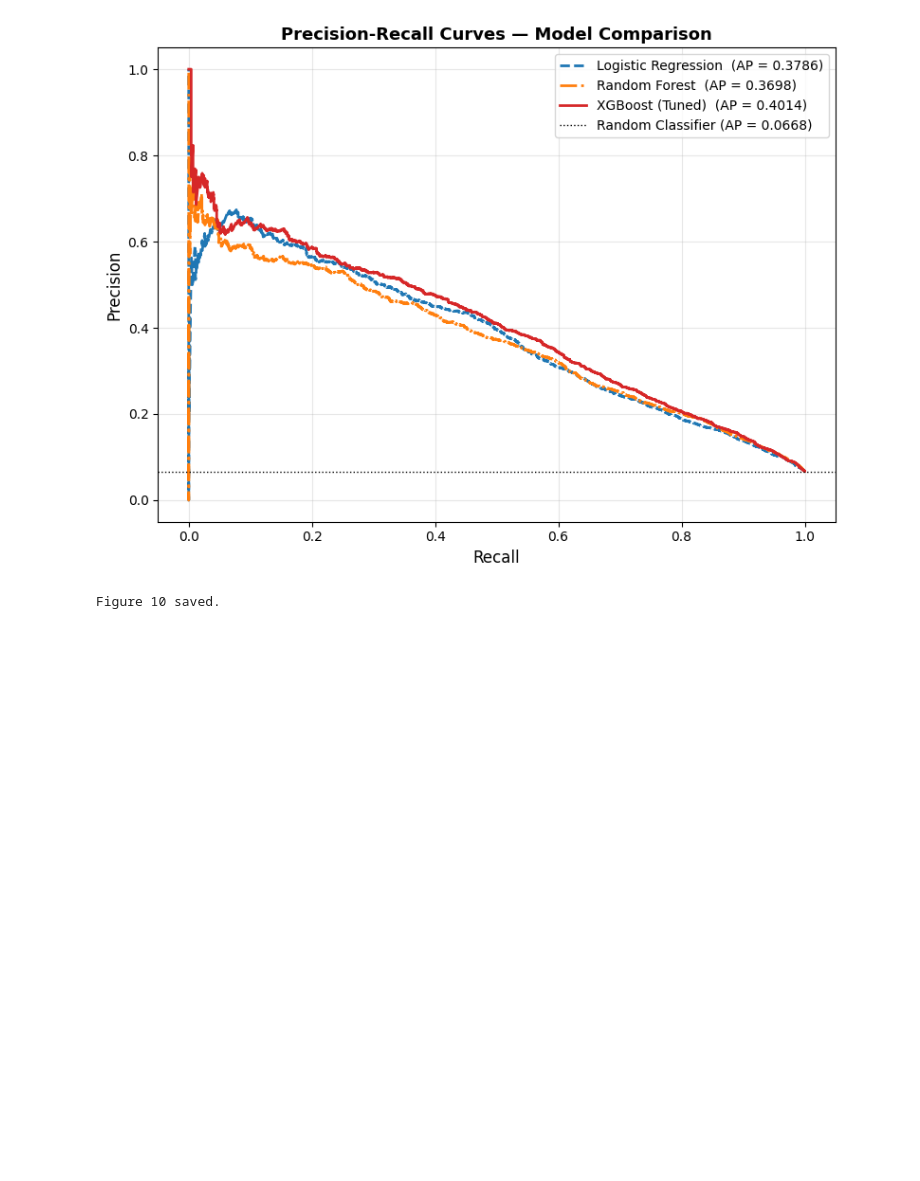
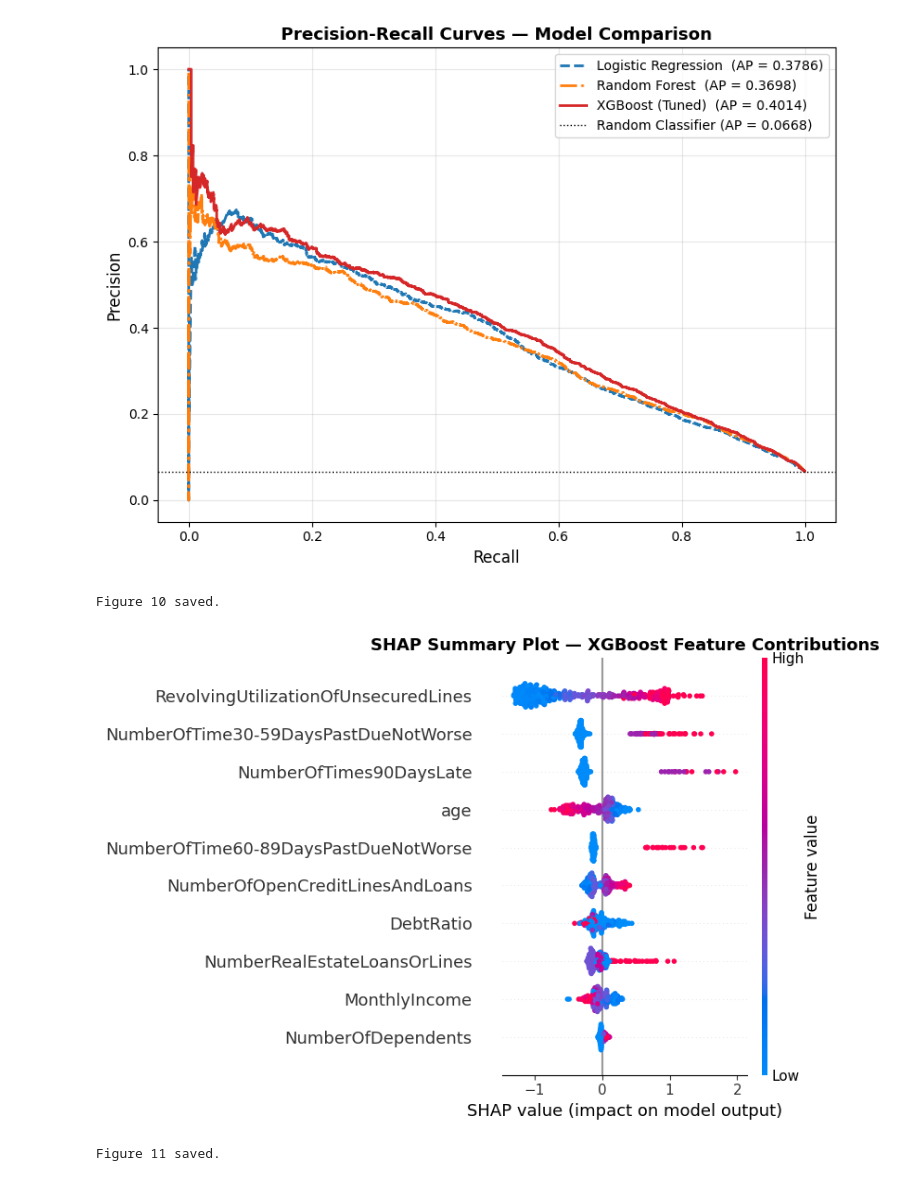
Before and after one commit to y6d96/CSC44112-Credit-Risk-Assessment, a Jupyter notebook: CSC44112_Part2_CreditRisk.ipynb, the cells around one changed output. Saved outputs shown, nothing was run; the diff lists cells and outputs as text; code cells hidden in the pictures; blank space fills up the shorter version.

```diff
--- a/CSC44112_Part2_CreditRisk.ipynb
+++ b/CSC44112_Part2_CreditRisk.ipynb
@@ -857,3 +953,24 @@ print("Figure 10 saved.")
 # %% [output]
 [figure]
 Figure 10 saved.
+# %%
+# ============================================================
+# Cell 26: SHAP Explainability — XGBoost Feature Contributions
+# ============================================================
+!pip install shap -q
+
+import shap
+
+explainer = shap.TreeExplainer(best_xgb)
+shap_values = explainer.shap_values(X_test_imp[:500])  # sample for speed
+
+fig, ax = plt.subplots(figsize=(9, 6))
+shap.summary_plot(shap_values, X_test_imp[:500], show=False)
+plt.title('SHAP Summary Plot — XGBoost Feature Contributions', fontsize=13, fontweight='bold')
+plt.tight_layout()
+plt.savefig('fig11_shap_summary.png', dpi=150, bbox_inches='tight')
+plt.show()
+print("Figure 11 saved.")
+# %% [output]
+[figure, added]
+Figure 11 saved.
```
Also changed, not shown: parts of 4 cells of this notebook.
